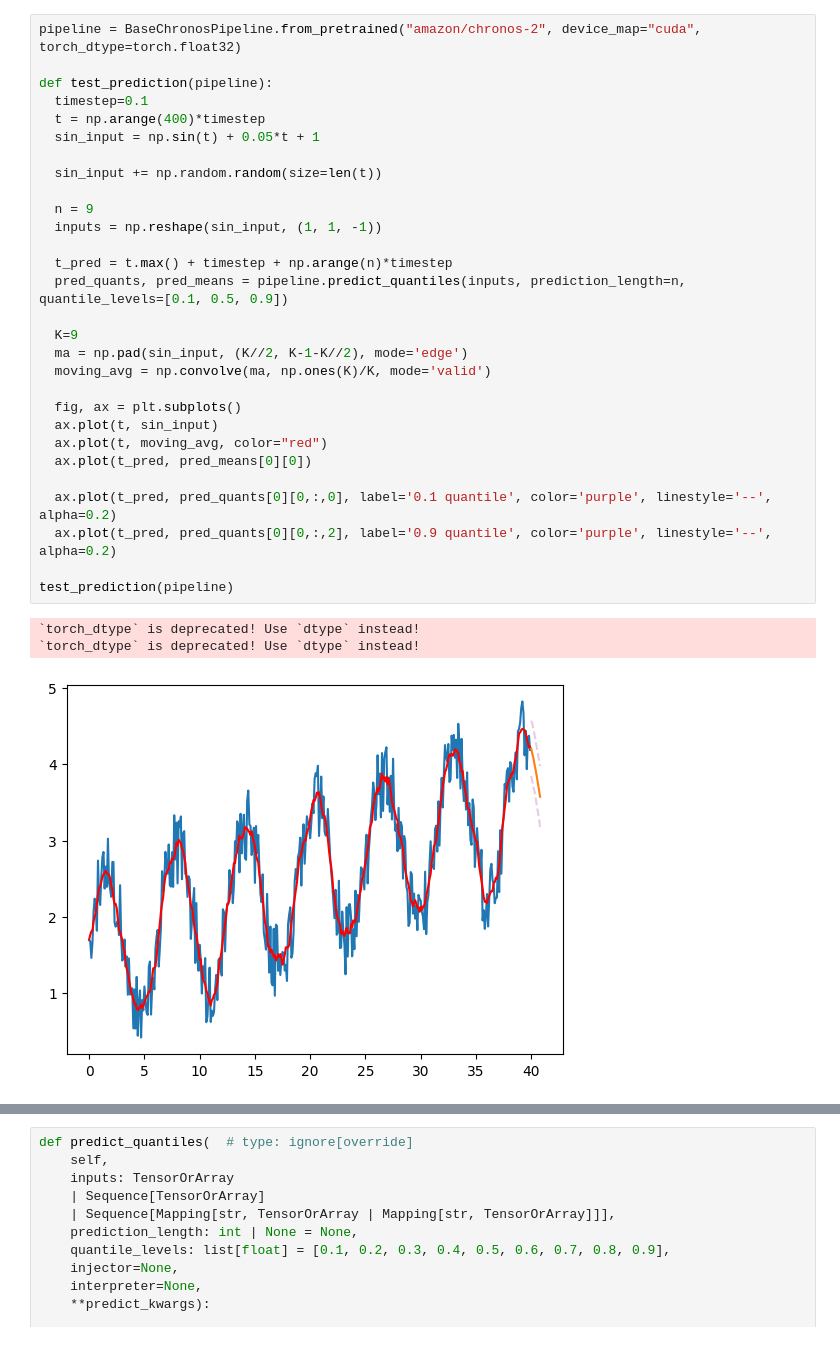
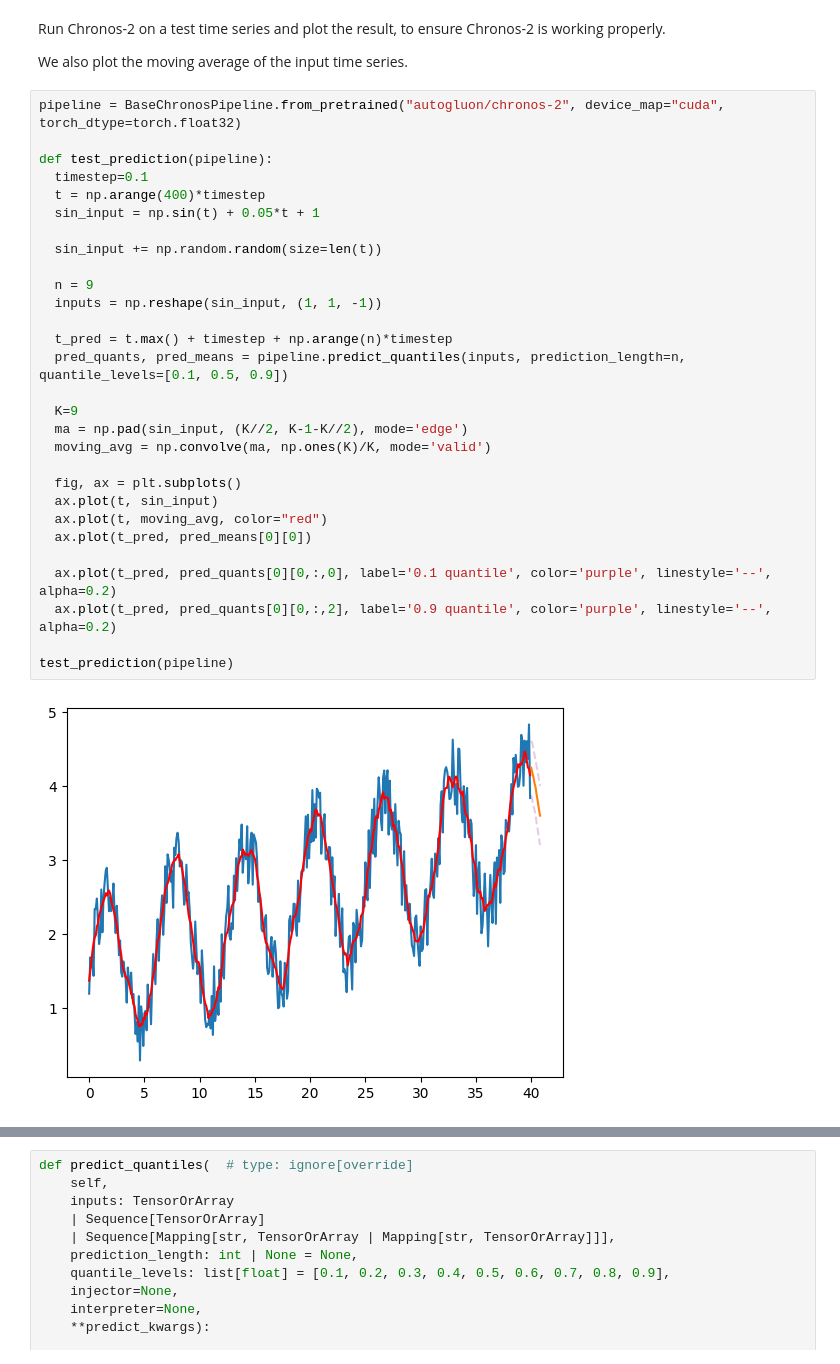
Before and after one commit to Tokenizers-group/Extension-B-Augmented-Inference, a Jupyter notebook: experiment.ipynb, the cells around one changed output, grey strips where cells are left out. Cells and saved outputs as stored; diff of their text form.

```diff
--- a/experiment.ipynb
+++ b/experiment.ipynb
@@ -33,36 +34,38 @@ from functools import partial
 from statsmodels.tsa.stattools import acf
 from statsmodels.tsa.seasonal import STL
 import fev
+# %% [markdown]
+Run Chronos-2 on a test time series and plot the result, to ensure Chronos-2 is working properly.
+
+We also plot the moving average of the input time series.
 # %%
-pipeline = BaseChronosPipeline.from_pretrained("amazon/chronos-2", device_map="cuda", torch_dtype=torch.float32)
+pipeline = BaseChronosPipeline.from_pretrained("autogluon/chronos-2", device_map="cuda", torch_dtype=torch.float32)
 
 def test_prediction(pipeline):
   timestep=0.1
   t = np.arange(400)*timestep
   sin_input = np.sin(t) + 0.05*t + 1
 
   sin_input += np.random.random(size=len(t))
 
   n = 9
   inputs = np.reshape(sin_input, (1, 1, -1))
 
   t_pred = t.max() + timestep + np.arange(n)*timestep
   pred_quants, pred_means = pipeline.predict_quantiles(inputs, prediction_length=n, quantile_levels=[0.1, 0.5, 0.9])
 
   K=9
   ma = np.pad(sin_input, (K//2, K-1-K//2), mode='edge')
   moving_avg = np.convolve(ma, np.ones(K)/K, mode='valid')
 
   fig, ax = plt.subplots()
   ax.plot(t, sin_input)
   ax.plot(t, moving_avg, color="red")
   ax.plot(t_pred, pred_means[0][0])
 
   ax.plot(t_pred, pred_quants[0][0,:,0], label='0.1 quantile', color='purple', linestyle='--', alpha=0.2)
   ax.plot(t_pred, pred_quants[0][0,:,2], label='0.9 quantile', color='purple', linestyle='--', alpha=0.2)
 
 test_prediction(pipeline)
 # %% [output]
-`torch_dtype` is deprecated! Use `dtype` instead!
-`torch_dtype` is deprecated! Use `dtype` instead!
-[figure, old version]
+[figure, new version]
```
Also changed, not shown: parts of 14 cells of this notebook.
